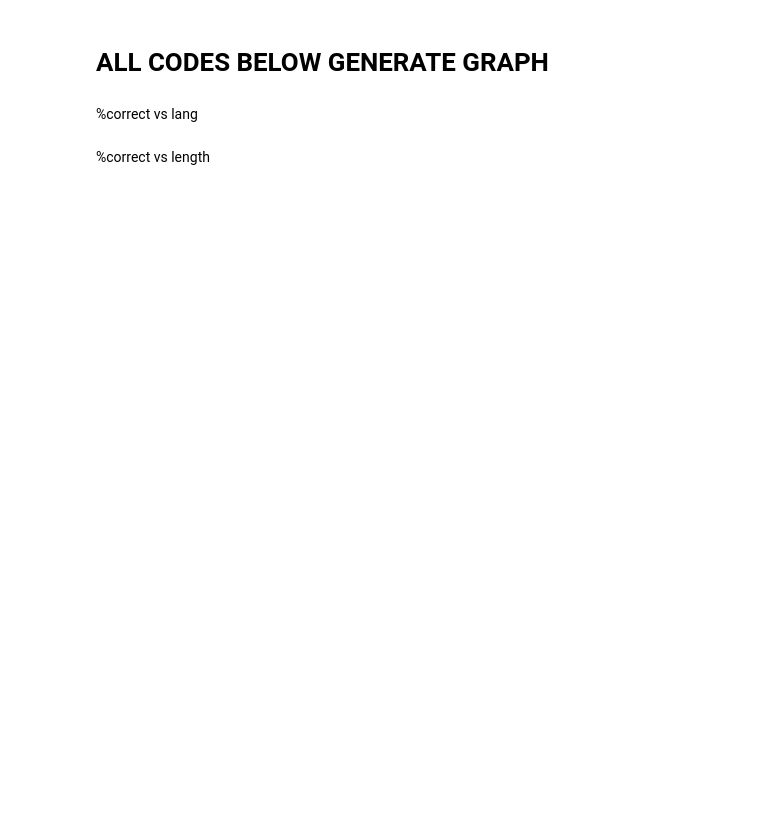
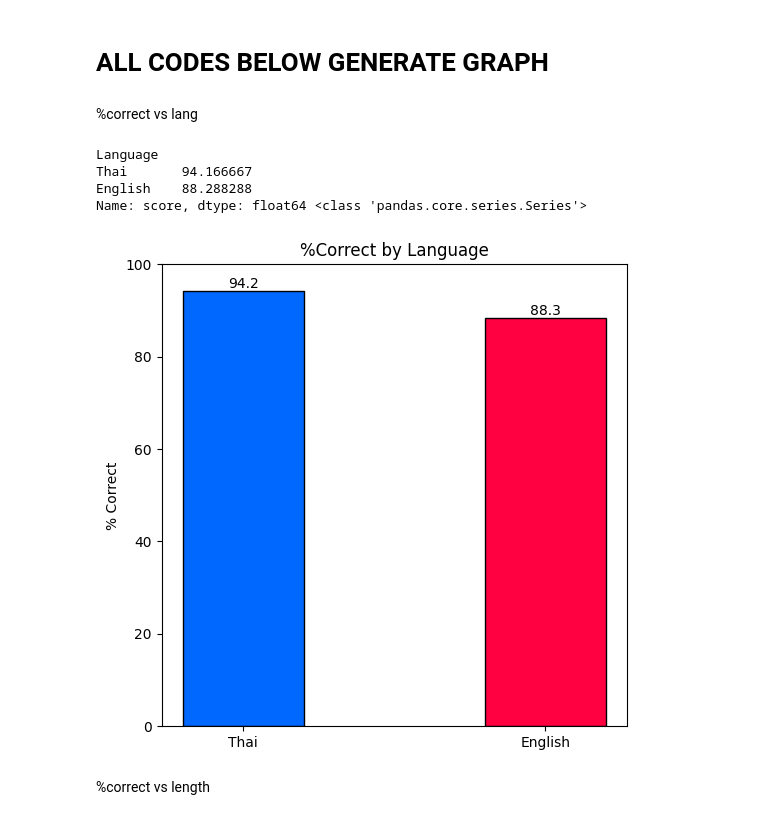
Before and after one commit to Plausma/Dyslexia, a Jupyter notebook: analysis for task 2nd.ipynb, the cells around one changed output. Saved outputs shown, nothing was run; the diff lists cells and outputs as text; code cells hidden in the pictures; blank space fills up the shorter version.

```diff
--- a/analysis for task 2nd.ipynb
+++ b/analysis for task 2nd.ipynb
@@ -70,10 +70,9 @@ data = pd.concat([english_mainflow, thai_mainflow])
 
 
 # Function to plot graphs
-def save_plot(fig, title):
+def save_plot(title):
     file_path = f"./figure/{username} II {title}.png"
-    fig.savefig(file_path, dpi=300, bbox_inches='tight')
-    plt.close(fig)
+    plt.savefig(file_path, dpi=300, bbox_inches='tight')
 # %% [markdown]
 # Remove Pear Hose Drill Couch
 # %%
@@ -91,3 +92,9 @@ reaction_time_sems = data.groupby('Language')['key_resp.rt'].sem()
+# %%
+redgradient = ["#ffa5bb","#ff9eb6", "#ff7d9d", "#ff6087","#ff0040" ] # thai language, use the last index value as the main color
+bluegradient = ["#c0d7ff", "#92bcff", "#5e9eff","#3686ff","#0067ff" ] # english language, use the last index value as the main color
+gaygradient = ["#949494", '#727272', '#4b4b4b', '#484848', '#373737'] # overall gradient
+colincorrect = '#ff6962'
+colcorrect  = '#77dd76'
 # %% [markdown]
 # ALL CODES BELOW GENERATE GRAPH
 # %% [markdown]
@@ -108,2 +102,22 @@ save_plot(fig, "percentage correct by language")
+# %%
+# Plot percentage correct per language
+custom_order = ['Thai', 'English']
+correct_rates = data.groupby('Language')['score'].mean().reindex(custom_order) * 100
+print(correct_rates, type(correct_rates))
+plt.figure(figsize=(6, 6))
+plt.bar(correct_rates.index, correct_rates.values, color=[bluegradient[4], redgradient[4]], edgecolor = 'black', width=0.4)
+plt.ylabel("% Correct")
+plt.yticks(np.arange(0,101, 20))
+plt.title("%Correct by Language")
+for x, y in zip(correct_rates.index, correct_rates.values):
+    plt.text(x, y, f'{y:.1f}', ha='center', va='bottom', fontsize=10)
+
+save_plot("percentage correct by language")
+# %% [output]
+Language
+Thai       94.166667
+English    88.288288
+Name: score, dtype: float64 <class 'pandas.core.series.Series'>
+[figure, added]
 # %% [markdown]
 %correct vs length
```
Also changed, not shown: parts of 6 cells of this notebook, 21 other files.
